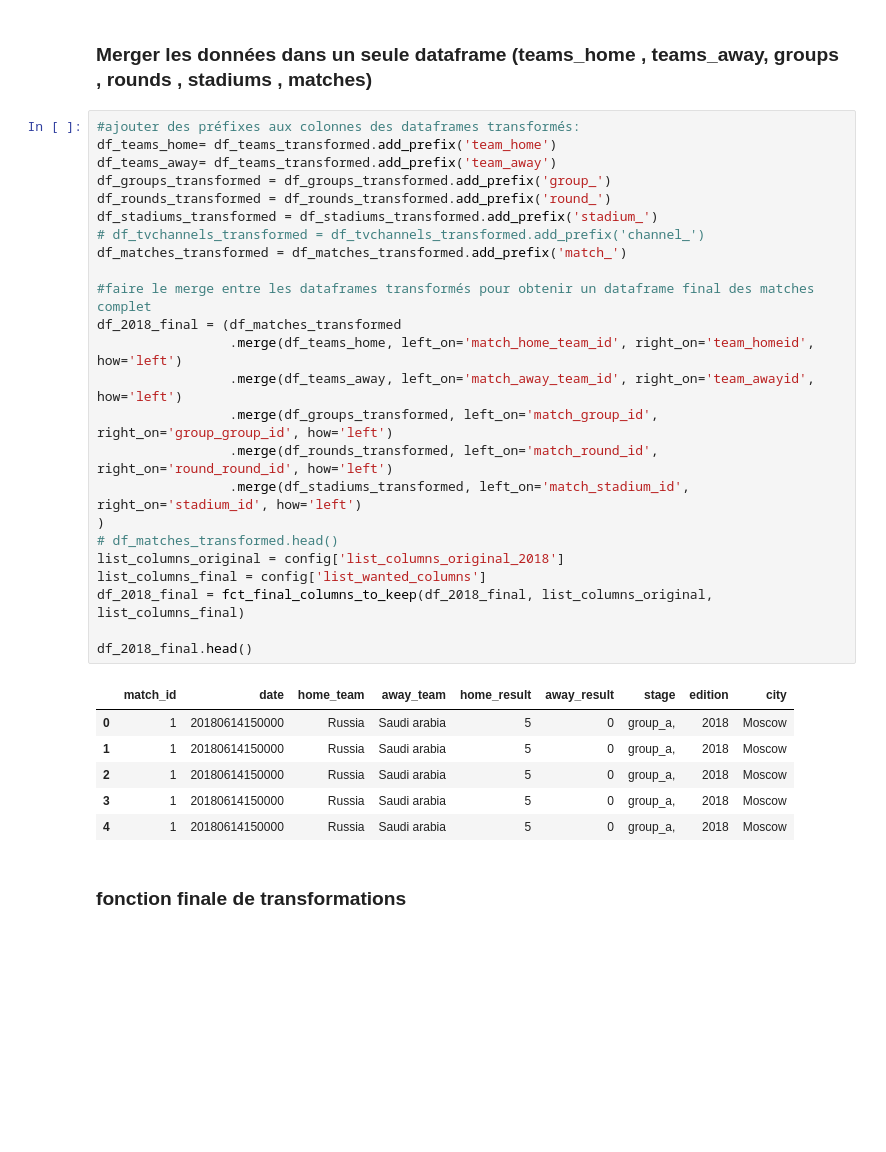
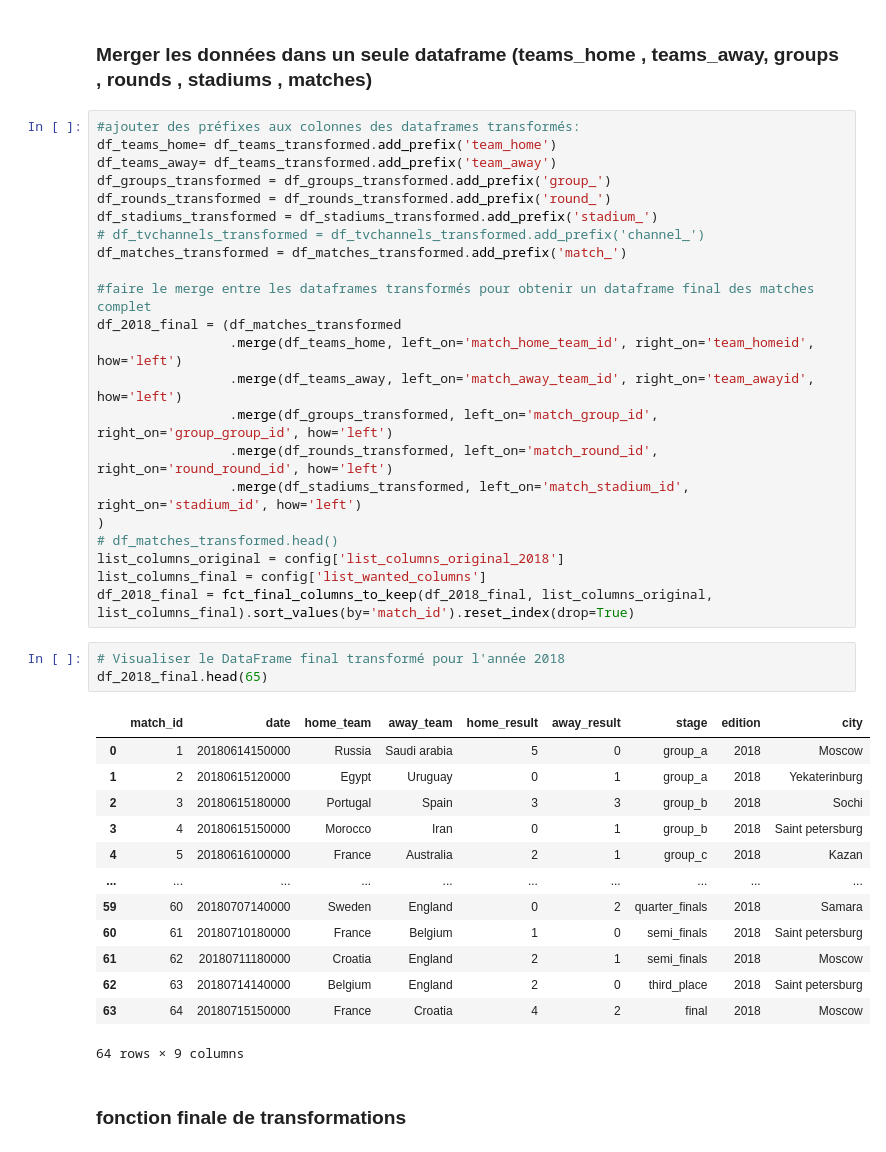
Before and after one commit to Simplon-DE-P1-2025/Brief-2-ETL-de-donn-es-footballistiques-Wickets-Sprinters, a Jupyter notebook: notebook/notebook_2018_transform.ipynb, the cells around one changed output. Drawn from its saved outputs; the diff is of its cells as text; blank space fills up the shorter version.

```diff
--- a/notebook/notebook_2018_transform.ipynb
+++ b/notebook/notebook_2018_transform.ipynb
@@ -708,16 +712,24 @@ df_2018_final = (df_matches_transformed
 # df_matches_transformed.head()
 list_columns_original = config['list_columns_original_2018']
 list_columns_final = config['list_wanted_columns']
-df_2018_final = fct_final_columns_to_keep(df_2018_final, list_columns_original, list_columns_final)
-
-df_2018_final.head()
+df_2018_final = fct_final_columns_to_keep(df_2018_final, list_columns_original, list_columns_final).sort_values(by='match_id').reset_index(drop=True)
-# %% [output]
-|  | match_id | date | home_team | away_team | home_result | away_result | stage | edition | city |
-| 0 | 1 | 20180614150000 | Russia | Saudi arabia | 5 | 0 | group_a, | 2018 | Moscow |
-| 1 | 1 | 20180614150000 | Russia | Saudi arabia | 5 | 0 | group_a, | 2018 | Moscow |
-| 2 | 1 | 20180614150000 | Russia | Saudi arabia | 5 | 0 | group_a, | 2018 | Moscow |
-| 3 | 1 | 20180614150000 | Russia | Saudi arabia | 5 | 0 | group_a, | 2018 | Moscow |
-| 4 | 1 | 20180614150000 | Russia | Saudi arabia | 5 | 0 | group_a, | 2018 | Moscow |
+# %%
+# Visualiser le DataFrame final transformé pour l'année 2018
+df_2018_final.head(65)
+# %% [output]
+|  | match_id | date | home_team | away_team | home_result | away_result | stage | edition | city |
+| 0 | 1 | 20180614150000 | Russia | Saudi arabia | 5 | 0 | group_a | 2018 | Moscow |
+| 1 | 2 | 20180615120000 | Egypt | Uruguay | 0 | 1 | group_a | 2018 | Yekaterinburg |
+| 2 | 3 | 20180615180000 | Portugal | Spain | 3 | 3 | group_b | 2018 | Sochi |
+| 3 | 4 | 20180615150000 | Morocco | Iran | 0 | 1 | group_b | 2018 | Saint petersburg |
+| 4 | 5 | 20180616100000 | France | Australia | 2 | 1 | group_c | 2018 | Kazan |
+| ... | ... | ... | ... | ... | ... | ... | ... | ... | ... |
+| 59 | 60 | 20180707140000 | Sweden | England | 0 | 2 | quarter_finals | 2018 | Samara |
+| 60 | 61 | 20180710180000 | France | Belgium | 1 | 0 | semi_finals | 2018 | Saint petersburg |
+| 61 | 62 | 20180711180000 | Croatia | England | 2 | 1 | semi_finals | 2018 | Moscow |
+| 62 | 63 | 20180714140000 | Belgium | England | 2 | 0 | third_place | 2018 | Saint petersburg |
+| 63 | 64 | 20180715150000 | France | Croatia | 4 | 2 | final | 2018 | Moscow |
+64 rows × 9 columns
 # %% [markdown]
 ### fonction finale de transformations
 # %%
```
Also changed, not shown: parts of 6 cells of this notebook, 2 other files.
